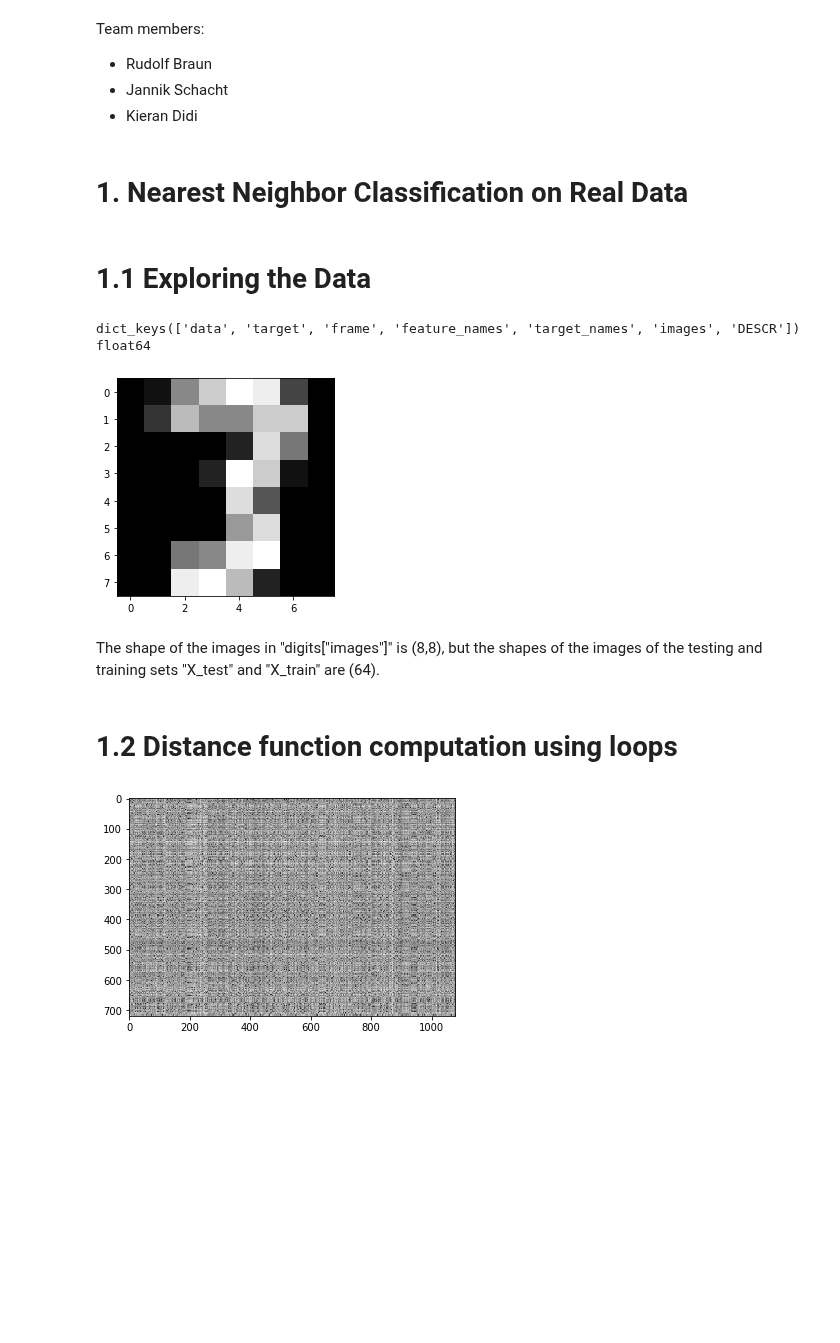
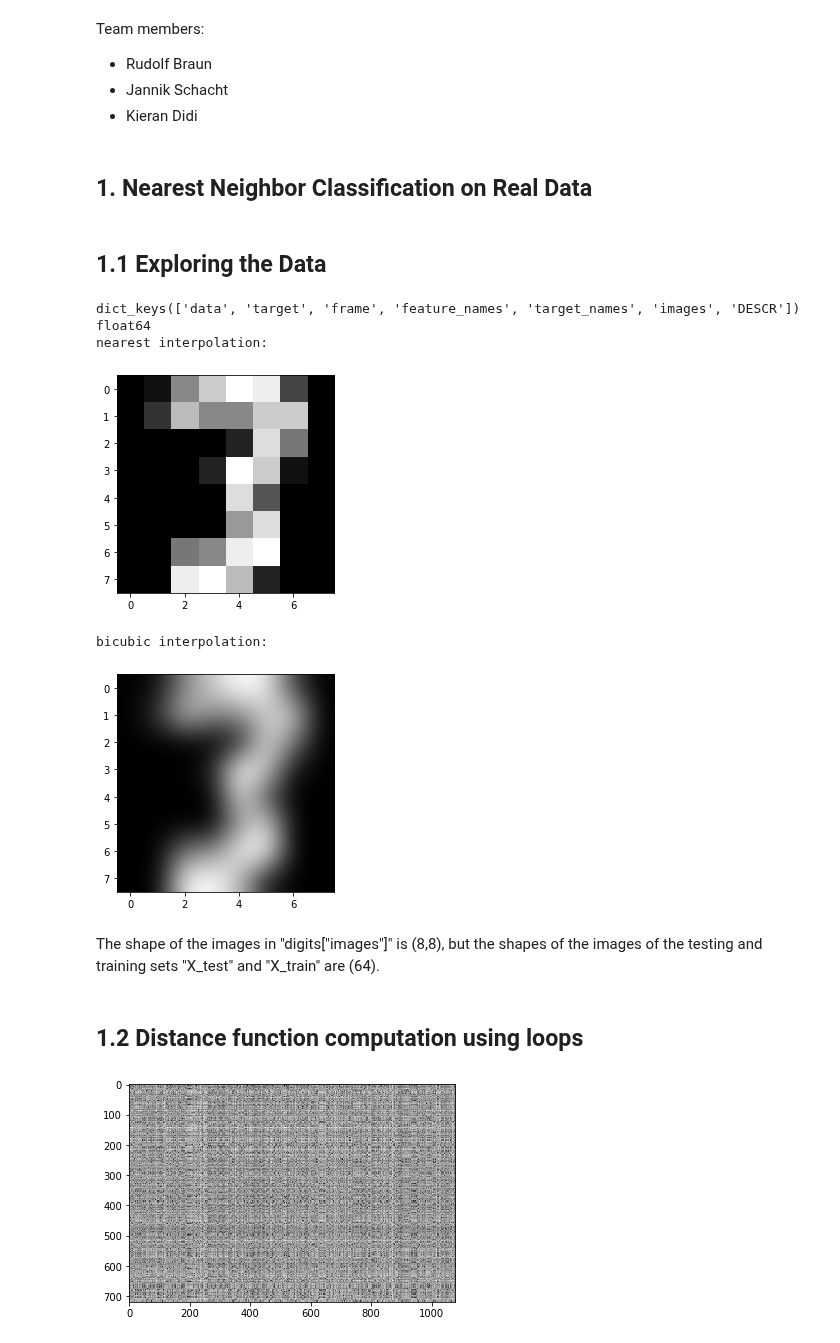
Before and after one commit to kdidi99/ml_fundamentals_hd, a Jupyter notebook: Exercise1b.ipynb, the cells around one changed output. Saved outputs shown, nothing was run; the diff lists cells and outputs as text; code cells hidden in the pictures; blank space fills up the shorter version.

```diff
--- a/Exercise1b.ipynb
+++ b/Exercise1b.ipynb
@@ -10,7 +10,7 @@ Team members:
 *   Kieran Didi
 # %% [markdown]
 
-# 1. Nearest Neighbor Classification on Real Data
+## 1. Nearest Neighbor Classification on Real Data
 # %%
 from sklearn.datasets import load_digits
 from sklearn import model_selection
@@ -18,39 +18,47 @@ import numpy as np
 import matplotlib.pyplot as plt
 import timeit
 # %% [markdown]
-# 1.1 Exploring the Data
+## 1.1 Exploring the Data
 # %%
 digits = load_digits ()
 
 print(digits.keys())
 
 data = digits["data"]
 images = digits["images"]
 target = digits["target"]
 target_names = digits["target_names"]
 
 print(data.dtype)
 
 img = images[23]
 assert 2 == len(img.shape)
-plt.figure ()
+plt.figure()
 plt.gray()
-plt.imshow(img , interpolation="nearest") # also try interpolation =" bicubic"
+
+# use interpolation "nearest"
+print("nearest interpolation:")
+plt.imshow(img , interpolation="nearest")
 plt.show()
 
-def split_data(data, target):
-  X_all = data
-  y_all = target
+# use interpolation "bicubic"
+print("bicubic interpolation:")
+plt.imshow(img , interpolation="bicubic")
+plt.show()
+
+def split_data(X_all, y_all):
   X_train , X_test , y_train , y_test =\
-  model_selection.train_test_split(digits.data , digits.target ,
-  test_size = 0.4, random_state = 0)
+  model_selection.train_test_split(X_all, y_all, test_size = 0.4, random_state = 0)
   return X_train , X_test , y_train , y_test
 # %% [output]
 dict_keys(['data', 'target', 'frame', 'feature_names', 'target_names', 'images', 'DESCR'])
 float64
+nearest interpolation:
 [figure]
+bicubic interpolation:
+[figure, added]
 # %% [markdown]
 The shape of the images in "digits["images"]" is (8,8), but the shapes of the images of the testing and training sets "X_test" and "X_train" are (64).
 # %% [markdown]
-# 1.2 Distance function computation using loops
+## 1.2 Distance function computation using loops
 # %%
```
Also changed, not shown: parts of 12 cells of this notebook.
